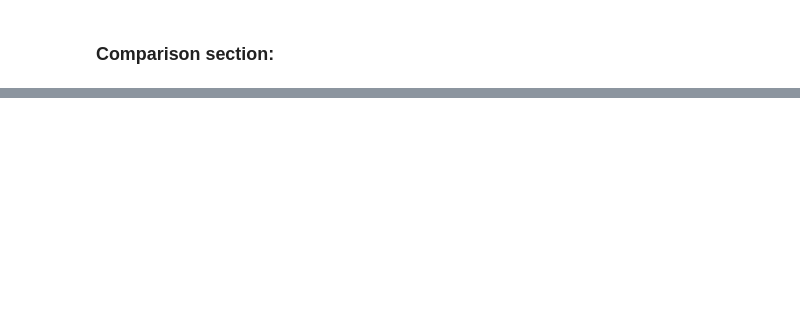
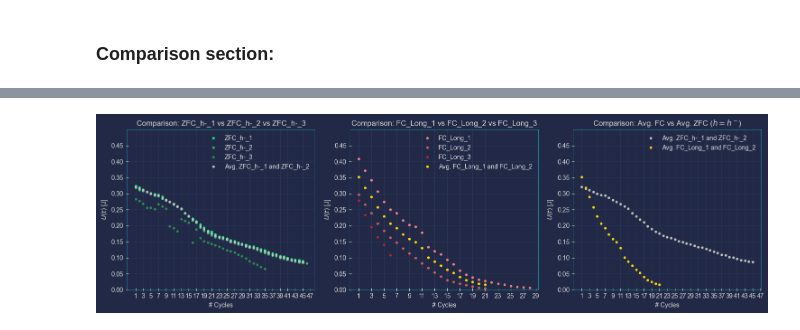
Before and after one commit to kaiuki2000/FC_vs._ZFC_Maglev, a Jupyter notebook: Notebooks/Maglev_losses.ipynb, the cells around one changed output, grey strips where cells are left out. Drawn from its saved outputs; the diff is of its cells as text; code cells hidden in the pictures; blank space fills up the shorter version.

Commit message:
Added: transformation from time to #Cycles; averaging of each 3 exp., for both exp. conditions (ZFC & FC); comparison plots.

```diff
--- a/Notebooks/Maglev_losses.ipynb
+++ b/Notebooks/Maglev_losses.ipynb
@@ -300,0 +306,92 @@ plt.show()
+# %%
+# Here, I only use ZFC_h_m_1_U and ZFC_h_m_2_U to compute the average, as ZFC_h_m_3_U appears to have a lot more noise.
+l_min = min(len(ZFC_h_m_1_U), len(ZFC_h_m_2_U))
+l_max = max(len(ZFC_h_m_1_U), len(ZFC_h_m_2_U), len(ZFC_h_m_3_U))
+
+l_min_2 = min(len(FC_Long_1_U), len(FC_Long_2_U))
+l_max_2 = max(len(FC_Long_1_U), len(FC_Long_2_U), len(FC_Long_3_U))
+
+# Create a figure with three subplots
+fig, axs = plt.subplots(1, 3, figsize=(15, 4.5))
+
+
+
+########## First subplot: Start ########## ########## First subplot: Start ##########
+# Plot the data for ZFC_h-_1, ZFC_h-_2, and the average of ZFC_h-_1 and ZFC_h-_2 on the first subplot
+axs[0].plot(range(1, len(ZFC_h_m_1_U) + 1), ZFC_h_m_1_U, '.', color='springgreen', label='ZFC_h-_1')
+axs[0].plot(range(1, len(ZFC_h_m_2_U) + 1), ZFC_h_m_2_U, '.', color='mediumseagreen', label='ZFC_h-_2')
+axs[0].plot(range(1, len(ZFC_h_m_3_U) + 1), ZFC_h_m_3_U, '.', color='seagreen', label='ZFC_h-_3')
+
+# Plotting the average of ZFC_h_m_1_U and ZFC_h_m_2_U
+axs[0].plot(range(1, l_min + 1), np.mean([ZFC_h_m_1_U[:l_min], ZFC_h_m_2_U[:l_min]], axis=0), '.', color='silver', label='Avg. ZFC_h-_1 and ZFC_h-_2')
+
+# Set x-axis ticks at every 2 units
+axs[0].set_xticks(range(1, l_max + 1 + 1, 2))
+
+# Set y-axis ticks at every 0.5 units
+axs[0].set_yticks(np.arange(0, 0.5, 0.05))
+axs[0].set_ylim(0, 0.5)
+
+axs[0].set_xlabel('# Cycles')
+axs[0].set_ylabel(r'$U(t)$ [J]')
+axs[0].set_title('Comparison: ZFC_h-_1 vs ZFC_h-_2 vs ZFC_h-_3')
+axs[0].legend()
+########## First subplot: End ########## ########## First subplot: End ##########
+
+
+
+########## Second subplot: Start ########## ########## Second subplot: Start ##########
+# Plot the data for FC_Long_1, FC_Long_2, and FC_Long_3 on the second subplot
+axs[1].plot(range(1, len(FC_Long_1_U) + 1), FC_Long_1_U, '.', color='lightcoral', label='FC_Long_1')
+axs[1].plot(range(1, len(FC_Long_2_U) + 1), FC_Long_2_U, '.', color='indianred', label='FC_Long_2')
+axs[1].plot(range(1, len(FC_Long_3_U) + 1), FC_Long_3_U, '.', color='brown', label='FC_Long_3')
+
+# Plotting the average of FC_Long_1_U, FC_Long_2_U, and FC_Long_3_U
+axs[1].plot(range(1, l_min_2 + 1), np.mean([FC_Long_1_U[:l_min_2], FC_Long_2_U[:l_min_2]], axis=0), '.', color='gold', label='Avg. FC_Long_1 and FC_Long_2')
+
+# Set x-axis ticks at every 2 units
+axs[1].set_xticks(range(1, l_max_2 + 1 + 1, 2))
+
+# Set y-axis ticks at every 0.5 units
+axs[1].set_yticks(np.arange(0, 0.5, 0.05))
+axs[1].set_ylim(0, 0.5)
+
+axs[1].set_xlabel('# Cycles')
+axs[1].set_ylabel(r'$U(t)$ [J]')
+axs[1].set_title('Comparison: FC_Long_1 vs FC_Long_2 vs FC_Long_3')
+axs[1].legend()
+########## Second subplot: End ########## ########## Second subplot: End ##########
+
+
+
+########## Third subplot:
+#  Start ########## ########## Third subplot: Start ##########
+# Plotting the average of FC_Long_1_U, FC_Long_2_U, and FC_Long_3_U
+axs[2].plot(range(1, l_min + 1), np.mean([ZFC_h_m_1_U[:l_min], ZFC_h_m_2_U[:l_min]], axis=0), '.', color='silver', label='Avg. ZFC_h-_1 and ZFC_h-_2')
+axs[2].plot(range(1, l_min_2 + 1), np.mean([FC_Long_1_U[:l_min_2], FC_Long_2_U[:l_min_2]], axis=0), '.', color='gold', label='Avg. FC_Long_1 and FC_Long_2')
+
+# Set x-axis ticks at every 2 units
+axs[2].set_xticks(range(1, max(l_max, l_max_2) + 1 + 1, 2))
+
+# Set y-axis ticks at every 0.5 units
+axs[2].set_yticks(np.arange(0, 0.5, 0.05))
+axs[2].set_ylim(0, 0.5)
+
+axs[2].set_xlabel('# Cycles')
+axs[2].set_ylabel(r'$U(t)$ [J]')
+axs[2].set_title(r'Comparison: Avg. FC vs Avg. ZFC ($h = h^-$)')
+axs[2].legend()
+########## Third subplot: End ########## ########## Third subplot: End ##########
+
+
+
+# Adjust the spacing between subplots
+plt.tight_layout()
+
+# Show the figure
+plt.show()
+
+# Save the figure
+fig.savefig('./Plots/Comparison_FC_vs_ZFC.png', dpi=300, bbox_inches='tight')
+# %% [output]
+[figure, added]
```
Also changed, not shown: parts of 16 cells of this notebook, 1 other file.
